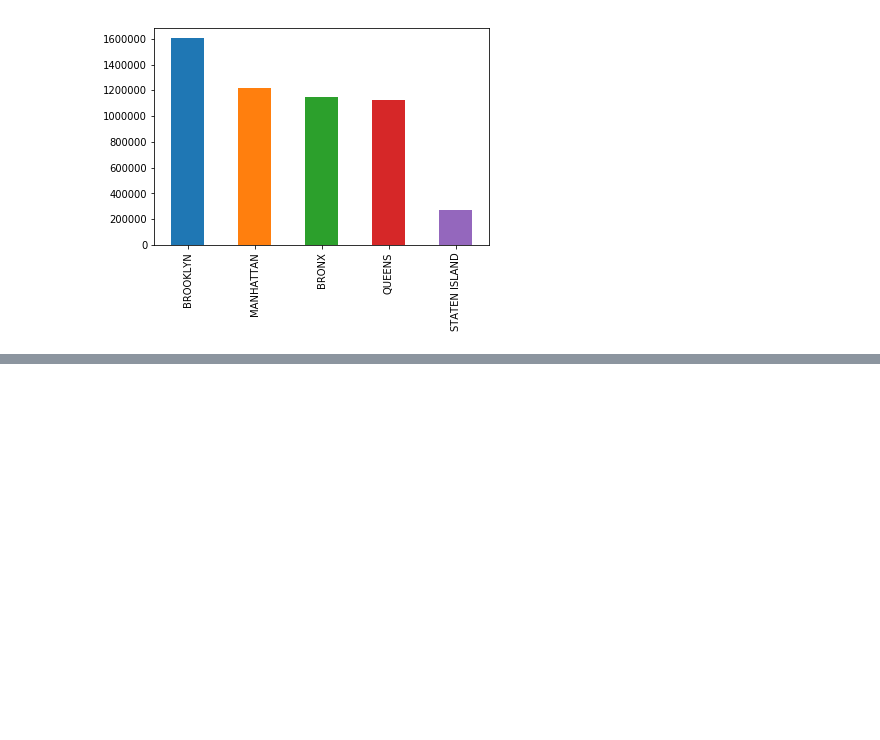
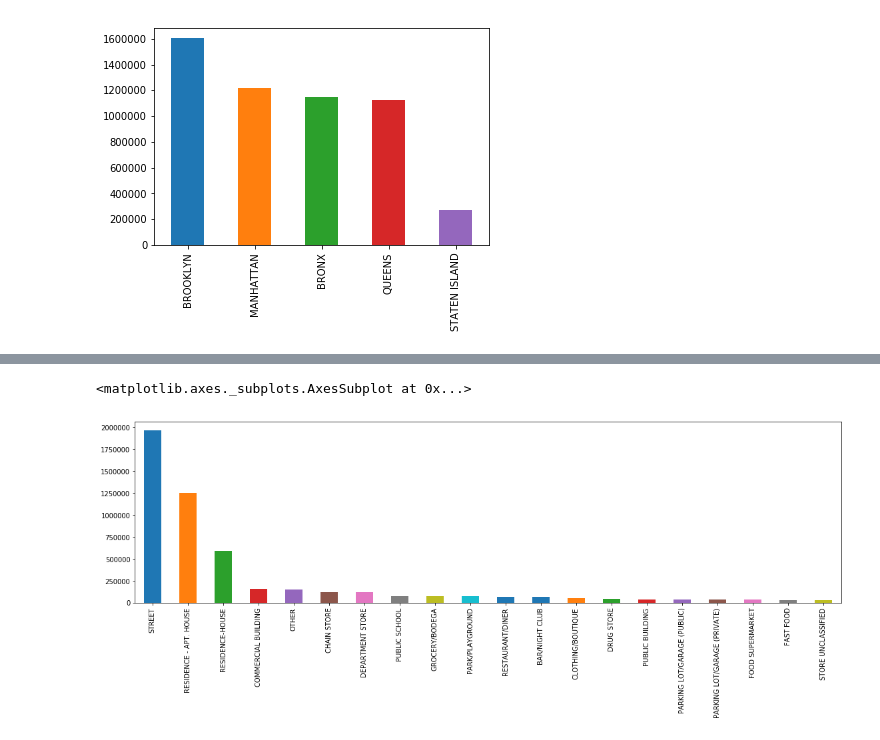
Before and after one commit to MikeSLee1738/Springboard_Projects, a Jupyter notebook: Capstone NYPD/Capstone 2 NYPD.ipynb, the cells around one changed output, grey strips where cells are left out. Saved outputs shown, nothing was run; the diff lists cells and outputs as text; code cells hidden in the pictures; blank space fills up the shorter version.

```diff
--- a/Capstone NYPD/Capstone 2 NYPD.ipynb
+++ b/Capstone NYPD/Capstone 2 NYPD.ipynb
@@ -296,0 +291,3 @@ df = df.dropna(how='any')
+# %%
+prem = df[df.PREM_TYP_DESC != np.nan]
+prem
@@ -297,3 +313,9 @@ df = df.dropna(how='any')
+# %%
+plt.figure(figsize=[19,5])
+prem.PREM_TYP_DESC.value_counts().head(20).plot(kind='bar')
+# %% [output]
+<matplotlib.axes._subplots.AxesSubplot at 0x...>
+[figure, added]
 # %%
 df.count()
 # %% [output]
```
Also changed, not shown: parts of 126 cells of this notebook, 1 other file.
